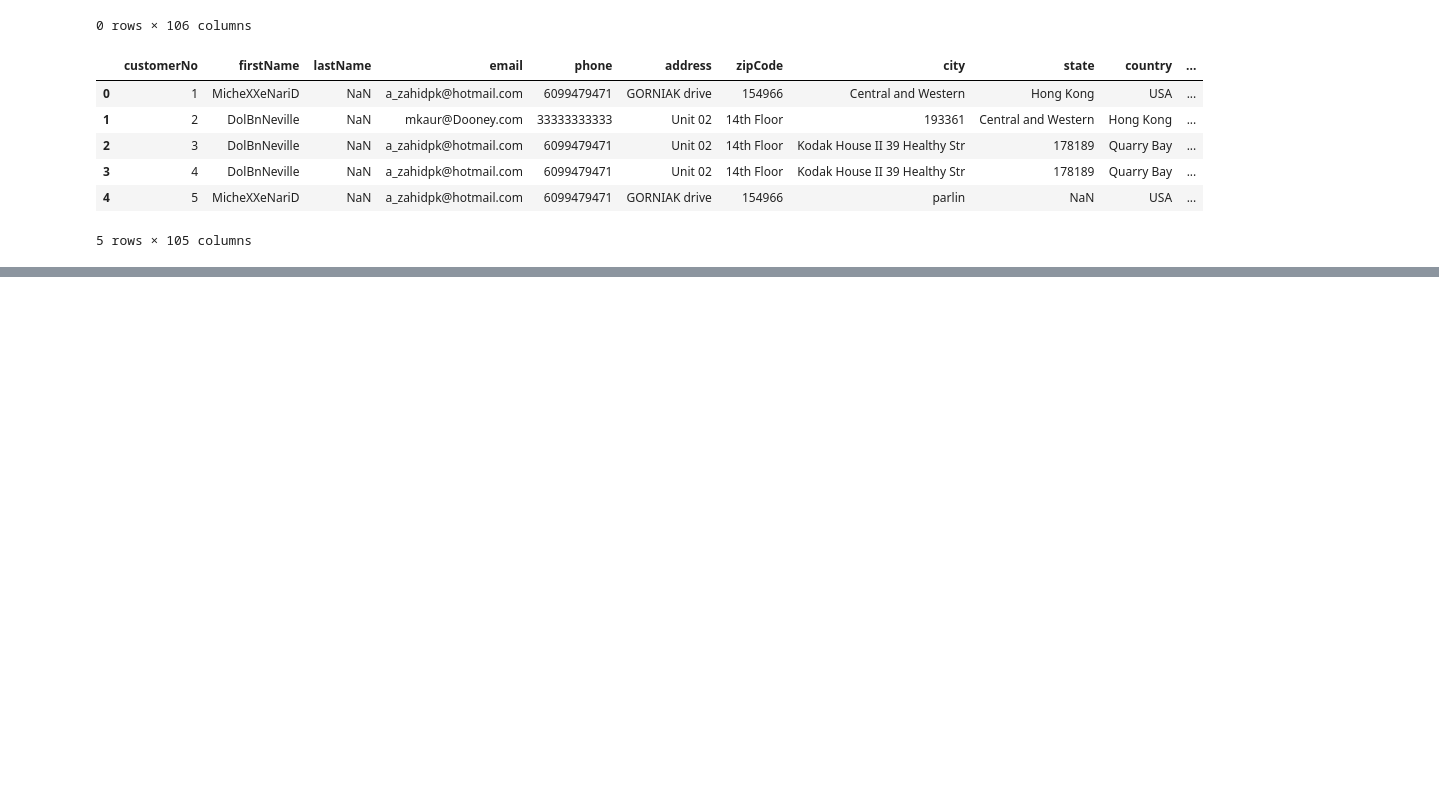
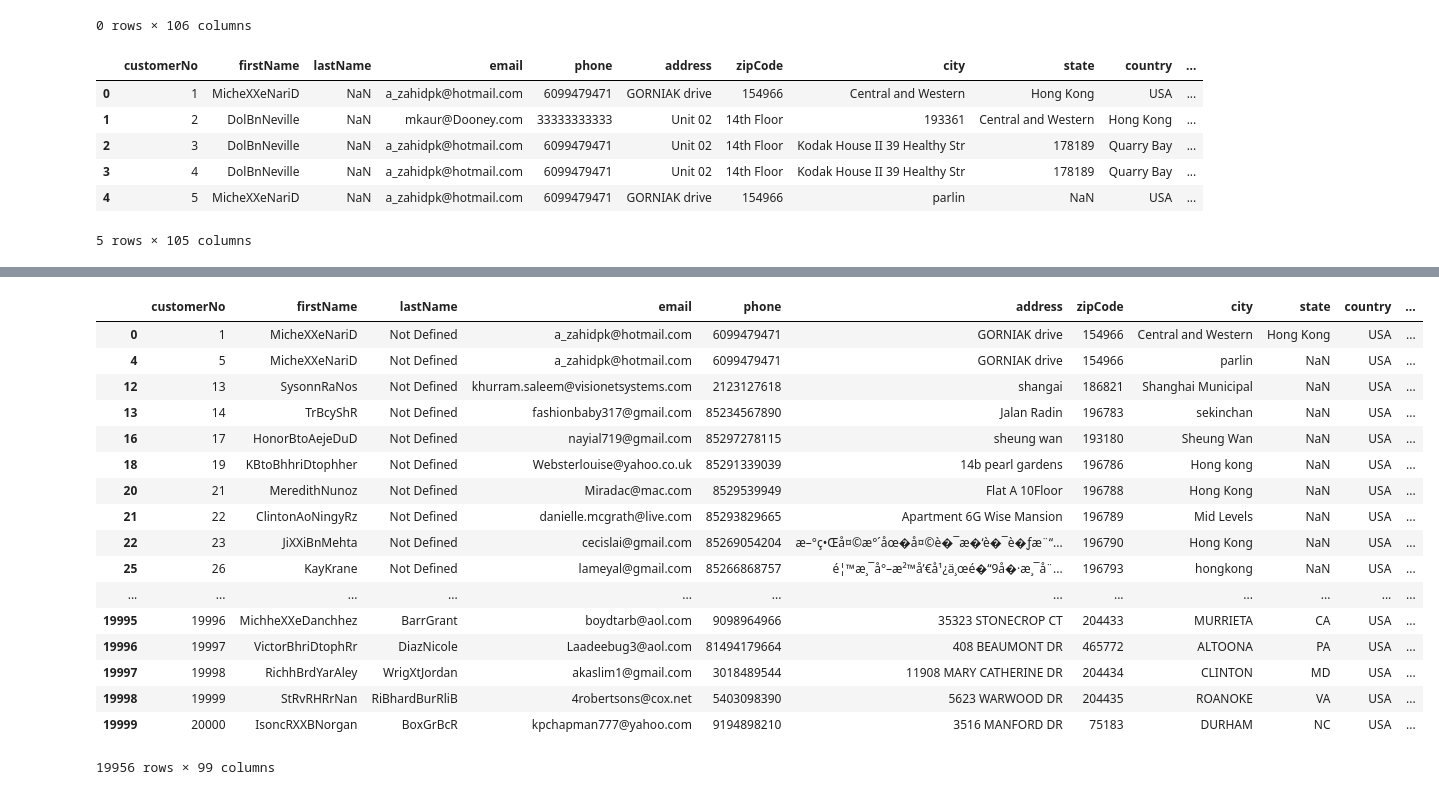
Before and after one commit to talha915/BIG-DATA-Training, a Jupyter notebook: Assignment1/Data Wrangling Using Python.ipynb, the cells around one changed output, grey strips where cells are left out. Saved outputs shown, nothing was run; the diff lists cells and outputs as text; code cells hidden in the pictures; blank space fills up the shorter version.

Commit message:
Data Wrangling Completed

```diff
--- a/Assignment1/Data Wrangling Using Python.ipynb
+++ b/Assignment1/Data Wrangling Using Python.ipynb
@@ -77,0 +121,2 @@ data.head()
+# %%
+data = data.drop('PRIMARYCONTACTFAXPURPOSE', axis=1)
@@ -77,0 +128,2 @@ data.head()
+# %%
+data = data.drop('SALESTAXGROUP', axis=1)
@@ -77,0 +135,2 @@ data.head()
+# %%
+data = data.drop('TRANSFERSTATUS', axis=1)
@@ -77,0 +142,2 @@ data.head()
+# %%
+data = data.drop('Phone_ProcessIndicator', axis=1)
@@ -77,0 +165,21 @@ data.head()
+# %%
+data[data['Address_ProcessIndicator'].notnull()]
+# %% [output]
+|  | customerNo | firstName | lastName | email | phone | address | zipCode | city | state | country | ... |
+| 0 | 1 | MicheXXeNariD | Not Defined | a_zahidpk@hotmail.com | 6099479471 | GORNIAK drive | 154966 | Central and Western | Hong Kong | USA | ... |
+| 4 | 5 | MicheXXeNariD | Not Defined | a_zahidpk@hotmail.com | 6099479471 | GORNIAK drive | 154966 | parlin | NaN | USA | ... |
+| 12 | 13 | SysonnRaNos | Not Defined | khurram.saleem@visionetsystems.com | 2123127618 | shangai | 186821 | Shanghai Municipal | NaN | USA | ... |
+| 13 | 14 | TrBcyShR | Not Defined | fashionbaby317@gmail.com | 85234567890 | Jalan Radin | 196783 | sekinchan | NaN | USA | ... |
+| 16 | 17 | HonorBtoAejeDuD | Not Defined | nayial719@gmail.com | 85297278115 | sheung wan | 193180 | Sheung Wan | NaN | USA | ... |
+| 18 | 19 | KBtoBhhriDtophher | Not Defined | Websterlouise@yahoo.co.uk | 85291339039 | 14b pearl gardens | 196786 | Hong kong | NaN | USA | ... |
+| 20 | 21 | MeredithNunoz | Not Defined | Miradac@mac.com | 8529539949 | Flat A 10Floor | 196788 | Hong Kong | NaN | USA | ... |
+| 21 | 22 | ClintonAoNingyRz | Not Defined | danielle.mcgrath@live.com | 85293829665 | Apartment 6G Wise Mansion | 196789 | Mid Levels | NaN | USA | ... |
+| 22 | 23 | JiXXiBnMehta | Not Defined | cecislai@gmail.com | 85269054204 | æ–°ç•Œå¤©æ°´åœ�å¤©è�¯æ�‘è�¯è�ƒæ¨“... | 196790 | Hong Kong | NaN | USA | ... |
+| 25 | 26 | KayKrane | Not Defined | lameyal@gmail.com | 85266868757 | é¦™æ¸¯å°–æ²™å’€å¹¿ä¸œé�“9å�·æ¸¯å¨... | 196793 | hongkong | NaN | USA | ... |
+| ... | ... | ... | ... | ... | ... | ... | ... | ... | ... | ... | ... |
+| 19995 | 19996 | MichheXXeDanchhez | BarrGrant | boydtarb@aol.com | 9098964966 | 35323 STONECROP CT | 204433 | MURRIETA | CA | USA | ... |
+| 19996 | 19997 | VictorBhriDtophRr | DiazNicole | Laadeebug3@aol.com | 81494179664 | 408 BEAUMONT DR | 465772 | ALTOONA | PA | USA | ... |
+| 19997 | 19998 | RichhBrdYarAley | WrigXtJordan | akaslim1@gmail.com | 3018489544 | 11908 MARY CATHERINE DR | 204434 | CLINTON | MD | USA | ... |
+| 19998 | 19999 | StRvRHRrNan | RiBhardBurRliB | 4robertsons@cox.net | 5403098390 | 5623 WARWOOD DR | 204435 | ROANOKE | VA | USA | ... |
+| 19999 | 20000 | IsoncRXXBNorgan | BoxGrBcR | kpchapman777@yahoo.com | 9194898210 | 3516 MANFORD DR | 75183 | DURHAM | NC | USA | ... |
+19956 rows × 99 columns
```
Also changed, not shown: parts of 72 cells of this notebook.
